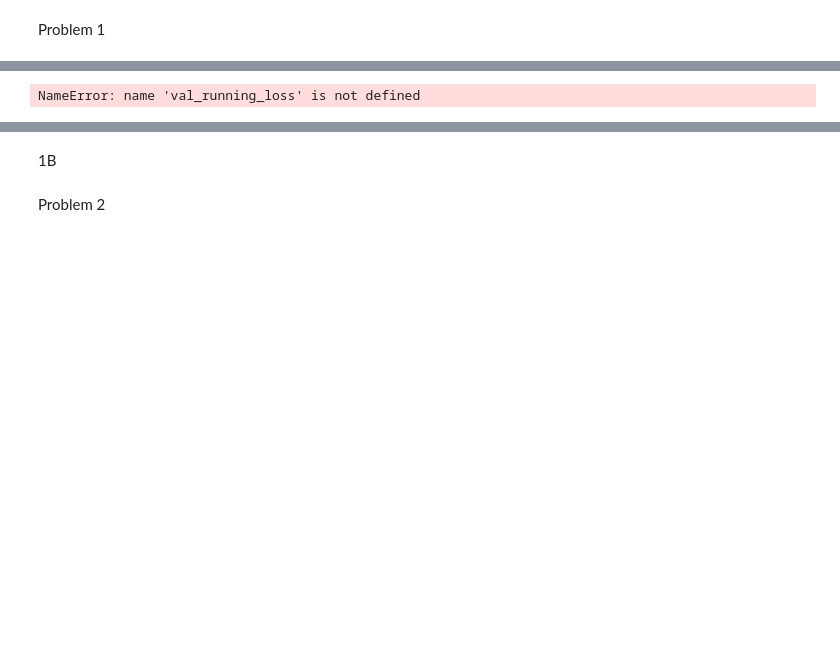
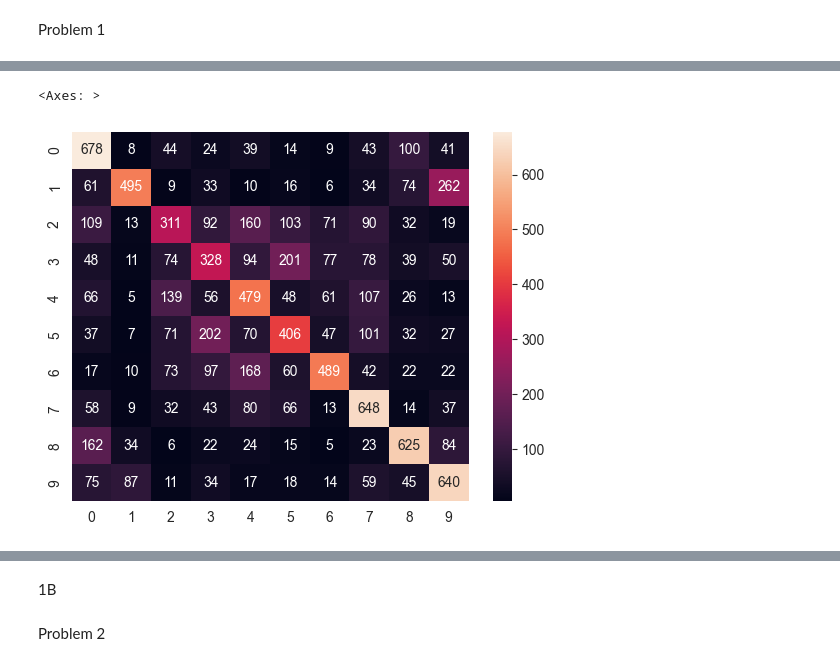
Before and after one commit to Swayyum/Intro-to-Deep-Learning, a Jupyter notebook: HW1/HW1.ipynb, the cells around one changed output, grey strips where cells are left out. Cells and saved outputs as stored; diff of their text form; code cells hidden in the pictures; blank space fills up the shorter version.

```diff
--- a/HW1/HW1.ipynb
+++ b/HW1/HW1.ipynb
@@ -109,6 +109,7 @@ for epoch in range(num_epochs):
     model.eval()  # Set the model to evaluation mode
     correct = 0
     total = 0
+    val_running_loss = 0
     with torch.no_grad():
         for data in testloader:
             images, labels = data
@@ -150,4 +167,5 @@ Epoch 1, loss: 1.8726883131219907
-NameError: name 'val_running_loss' is not defined
+<Axes: >
+[figure, added]
 # %%
 # Plotting training loss and accuracy
 plt.figure(figsize=(10, 5))
```
Also changed, not shown: parts of 6 cells of this notebook.
